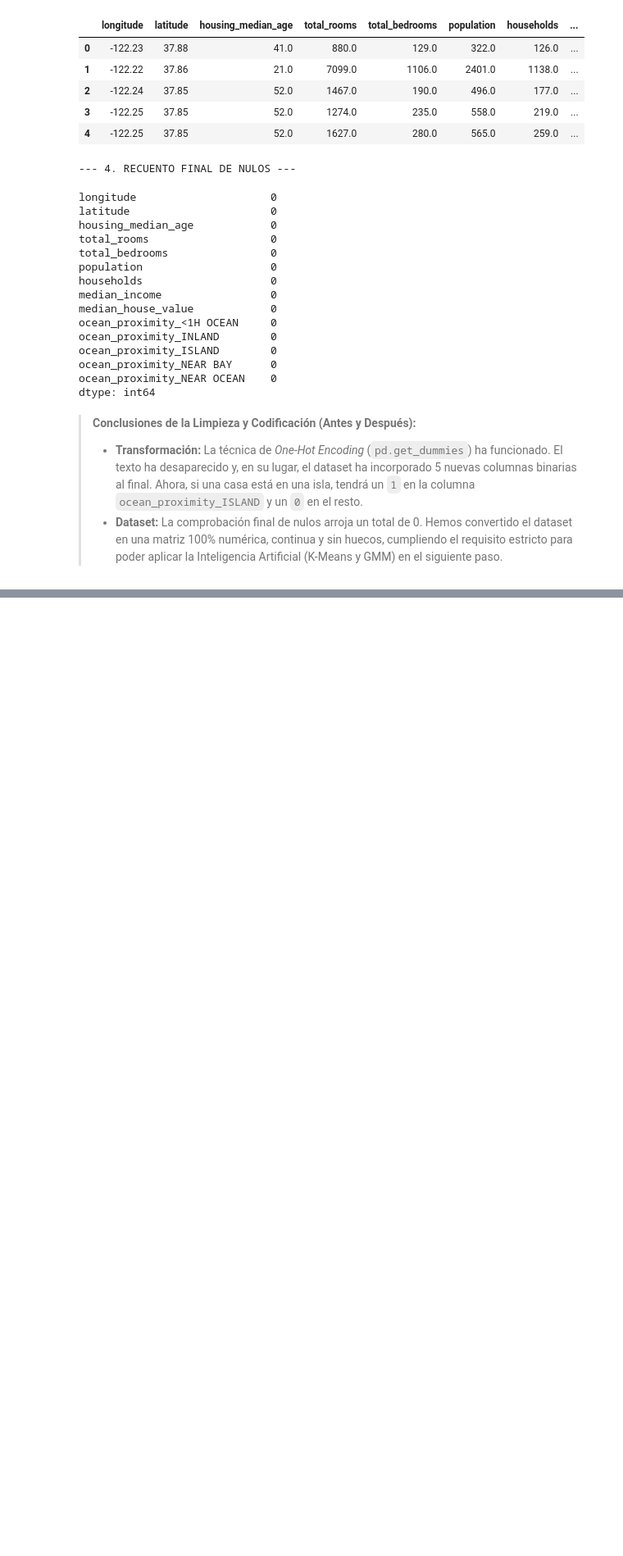
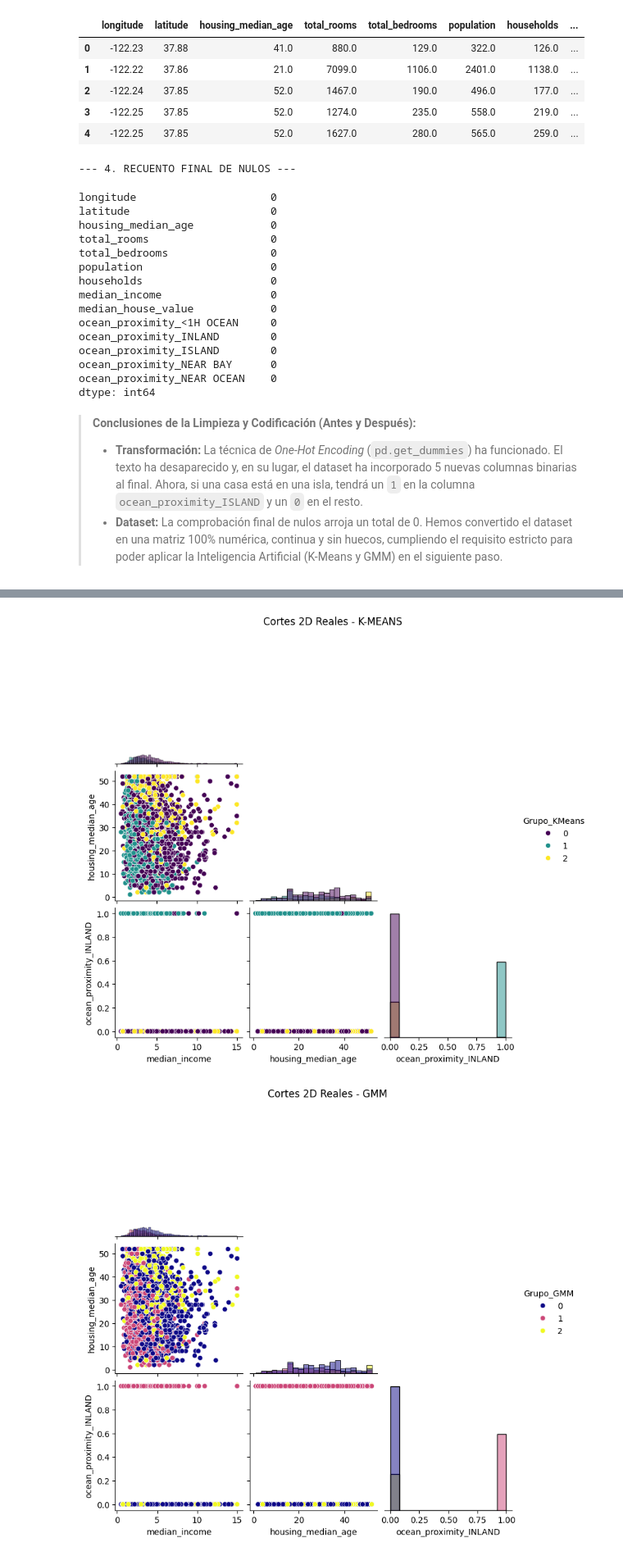
Before and after one commit to Jolehisy08/EMDC_Jolehisy_Acevedo_Medina, a Jupyter notebook: EMDC_JAM.ipynb, the cells around one changed output, grey strips where cells are left out. Shown at 82% size. Saved outputs shown, nothing was run; the diff lists cells and outputs as text; code cells hidden in the pictures; blank space fills up the shorter version.

```diff
--- a/EMDC_JAM.ipynb
+++ b/EMDC_JAM.ipynb
@@ -214,0 +265,22 @@ dtype: int64
+# %%
+from sklearn.cluster import KMeans
+from sklearn.mixture import GaussianMixture
+from sklearn.decomposition import PCA
+from sklearn.preprocessing import StandardScaler
+from sklearn.metrics import silhouette_score
+import matplotlib.pyplot as plt
+import seaborn as sns
+
+# 1. Escalado completo de los datos
+scaler = StandardScaler()
+X_scaled = scaler.fit_transform(df)
+
+# 2. Entrenamos K-Means
+kmeans = KMeans(n_clusters=3, random_state=42, n_init='auto')
+clusters_kmeans = kmeans.fit_predict(X_scaled)
+
+# 3. Entrenamos GMM
+gmm = GaussianMixture(n_components=3, random_state=42)
+clusters_gmm = gmm.fit_predict(X_scaled)
+
+print("Modelos entrenados")
@@ -214,0 +294,25 @@ dtype: int64
+# %%
+# 1. Tomamos una muestra de 4000 distritos usando sus índices
+df_muestra = df.sample(n=4000, random_state=42).copy()
+indices_muestra = df_muestra.index
+
+# 2. Seleccionamos unas pocas variables representativas
+columnas_clave = ['median_income', 'housing_median_age', 'ocean_proximity_INLAND']
+df_visual = df_muestra[columnas_clave].copy()
+
+# 3. Le asignamos a la muestra las etiquetas que predijo cada modelo
+df_visual['Grupo_KMeans'] = clusters_kmeans[indices_muestra]
+df_visual['Grupo_GMM'] = clusters_gmm[indices_muestra]
+
+# 4. Dibujamos la vista de K-Means
+sns.pairplot(df_visual.drop(columns=['Grupo_GMM']), hue='Grupo_KMeans', palette='viridis', corner=True, diag_kind='hist')
+plt.suptitle("Cortes 2D Reales - K-MEANS", y=1.02)
+plt.show()
+
+# 5. Dibujamos la vista de GMM
+sns.pairplot(df_visual.drop(columns=['Grupo_KMeans']), hue='Grupo_GMM', palette='plasma', corner=True, diag_kind='hist')
+plt.suptitle("Cortes 2D Reales - GMM", y=1.02)
+plt.show()
+# %% [output]
+[figure, added]
+[figure, added]
```
Also changed, not shown: parts of 14 cells of this notebook.
